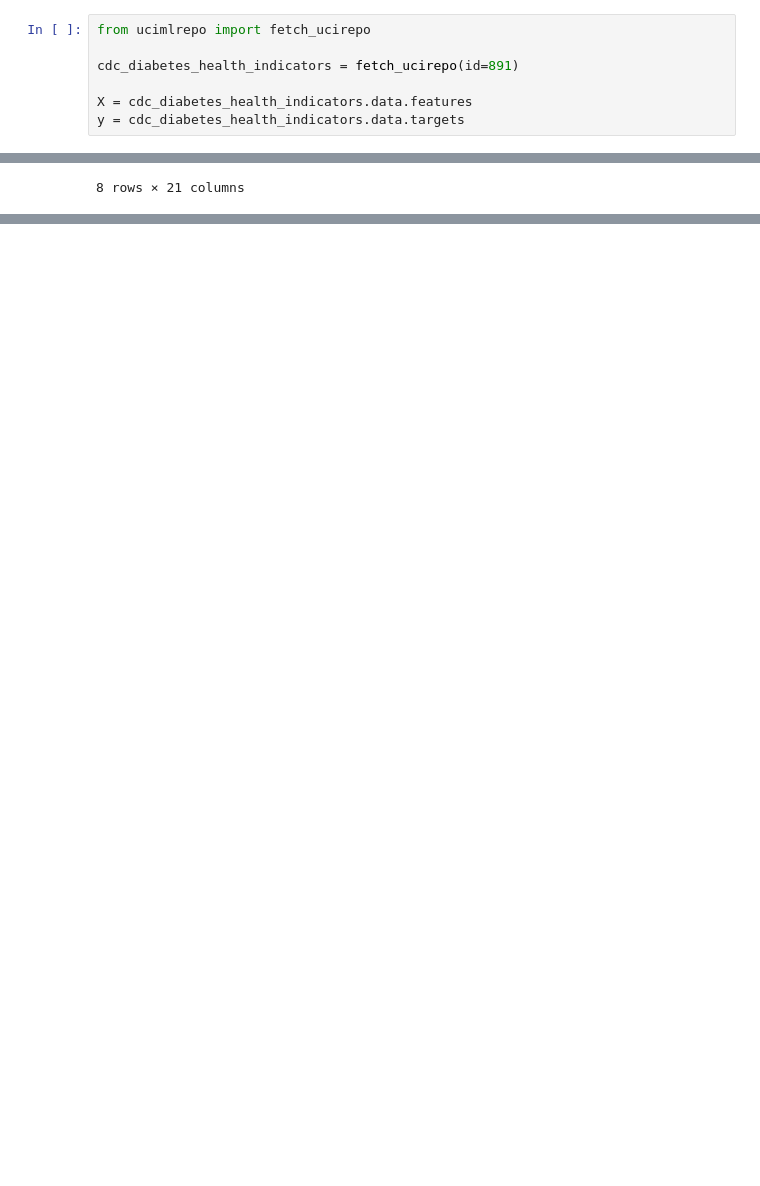
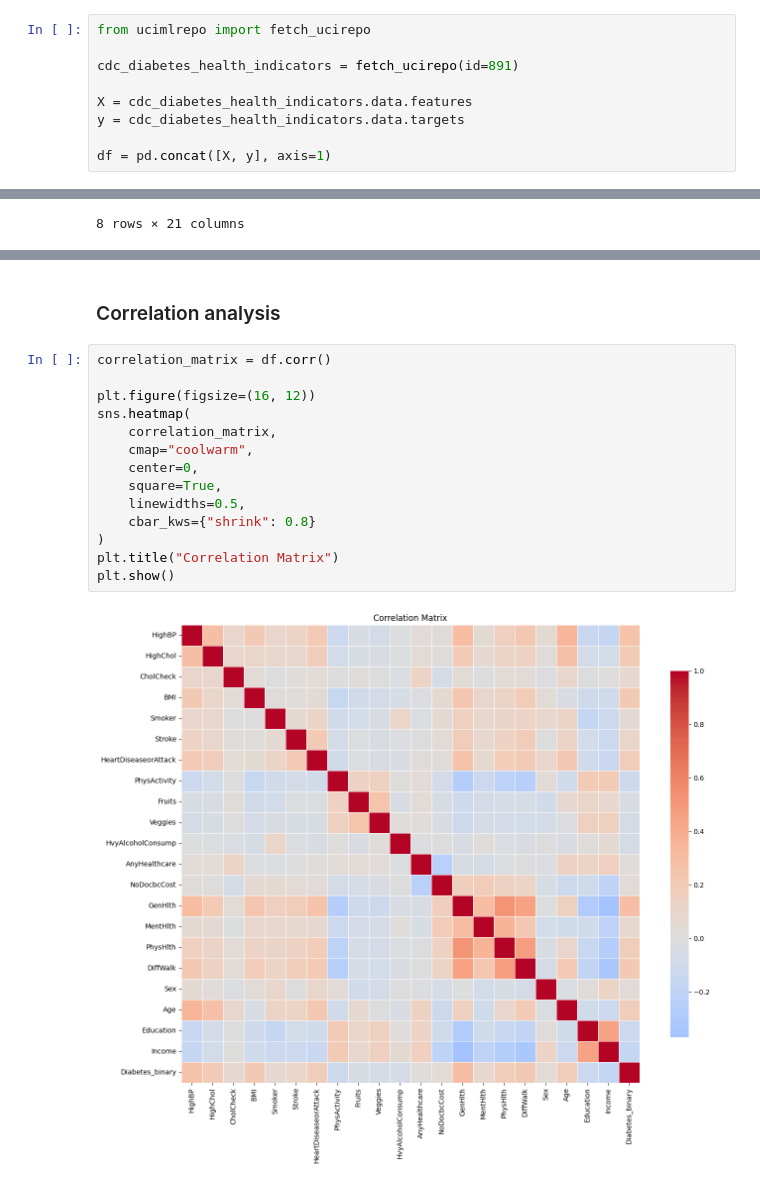
Before and after one commit to matiz22/DimensionalityReduction, a Jupyter notebook: main.ipynb, the cells around one changed output, grey strips where cells are left out. Cells and saved outputs as stored; diff of their text form; blank space fills up the shorter version.

```diff
--- a/main.ipynb
+++ b/main.ipynb
@@ -7,3 +16,5 @@ cdc_diabetes_health_indicators = fetch_ucirepo(id=891)
 
 X = cdc_diabetes_health_indicators.data.features
 y = cdc_diabetes_health_indicators.data.targets
+
+df = pd.concat([X, y], axis=1)
@@ -44,0 +95,18 @@ X.describe()
+# %% [markdown]
+### Correlation analysis
+# %%
+correlation_matrix = df.corr()
+
+plt.figure(figsize=(16, 12))
+sns.heatmap(
+    correlation_matrix,
+    cmap="coolwarm",
+    center=0,
+    square=True,
+    linewidths=0.5,
+    cbar_kws={"shrink": 0.8}
+)
+plt.title("Correlation Matrix")
+plt.show()
+# %% [output]
+[figure, added]
```
Also changed, not shown: parts of 15 cells of this notebook.
